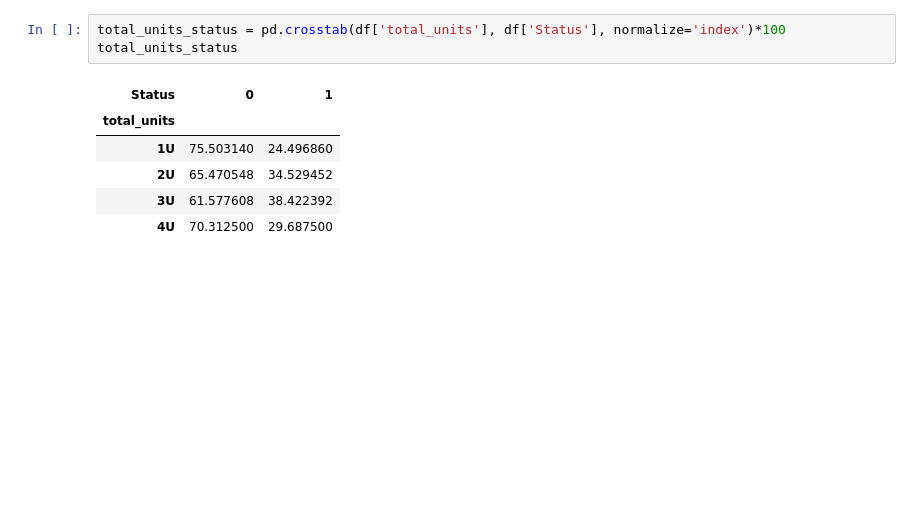
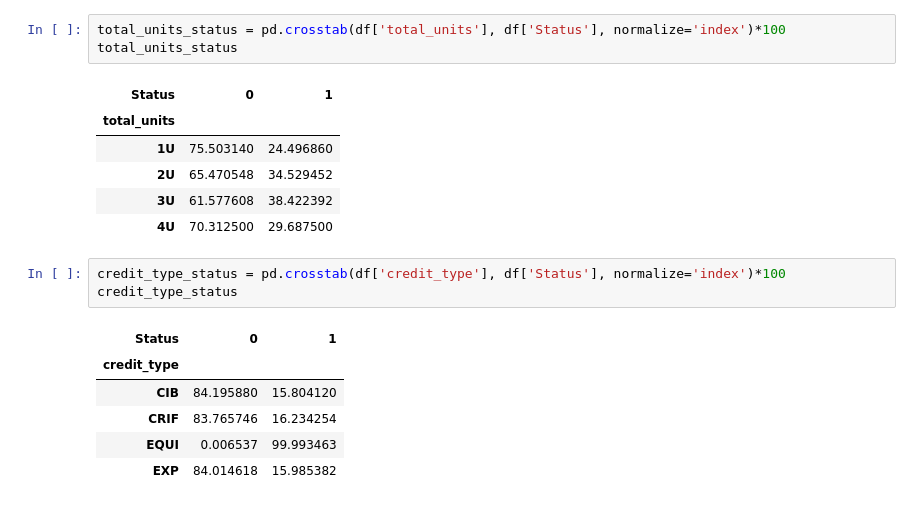
Before and after one commit to YASH280626/loan-default-prediction, a Jupyter notebook: analysis.ipynb, the cells around one changed output. Drawn from its saved outputs; the diff is of its cells as text; blank space fills up the shorter version.

Commit message:
Investigated Credit_type against Default Status

```diff
--- a/analysis.ipynb
+++ b/analysis.ipynb
@@ -601,3 +615,13 @@ total_units_status
 | 2U | 65.470548 | 34.529452 |
 | 3U | 61.577608 | 38.422392 |
 | 4U | 70.312500 | 29.687500 |
+# %%
+credit_type_status = pd.crosstab(df['credit_type'], df['Status'], normalize='index')*100
+credit_type_status
+# %% [output]
+| Status | 0 | 1 |
+| credit_type |  |  |
+| CIB | 84.195880 | 15.804120 |
+| CRIF | 83.765746 | 16.234254 |
+| EQUI | 0.006537 | 99.993463 |
+| EXP | 84.014618 | 15.985382 |
```
Also changed, not shown: parts of 3 cells of this notebook.
